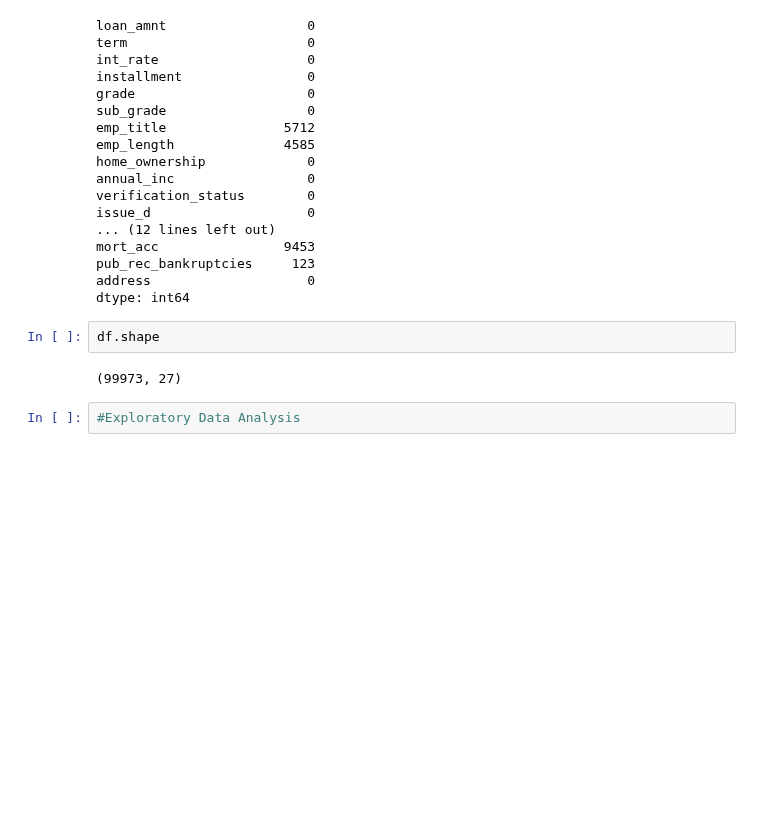
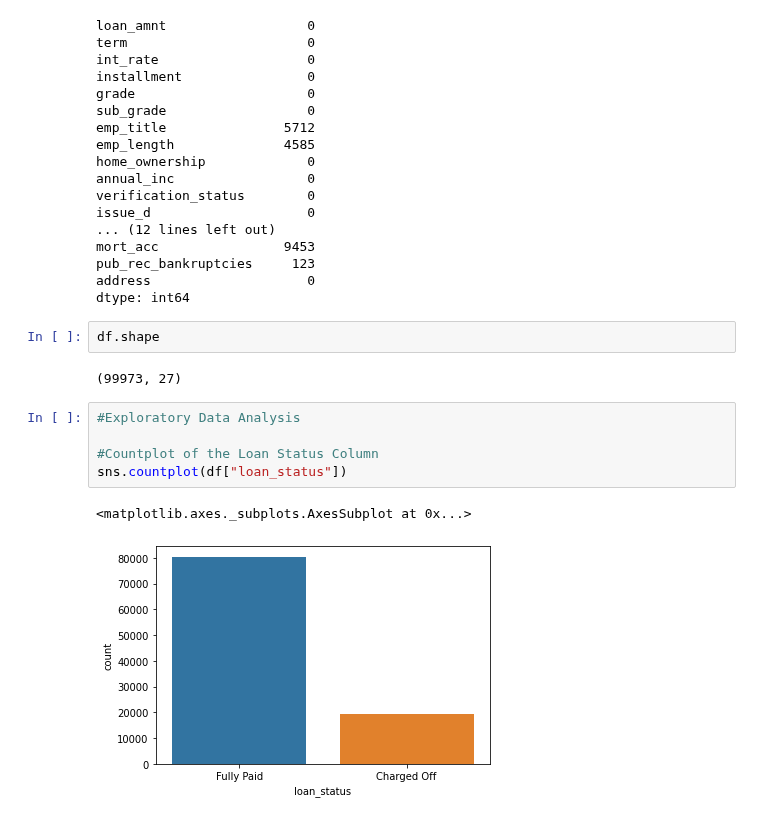
Before and after one commit to enggrobin/PythonProjects, a Jupyter notebook: DeepLearning_Keras_API_Project.ipynb, the cells around one changed output. Saved outputs shown, nothing was run; the diff lists cells and outputs as text; blank space fills up the shorter version.

```diff
--- a/DeepLearning_Keras_API_Project.ipynb
+++ b/DeepLearning_Keras_API_Project.ipynb
@@ -123,5 +123,11 @@ dtype: int64
 df.shape
 # %% [output]
 (99973, 27)
-# %%
-#Exploratory Data Analysis
+# %%
+#Exploratory Data Analysis
+
+#Countplot of the Loan Status Column
+sns.countplot(df["loan_status"])
+# %% [output]
+<matplotlib.axes._subplots.AxesSubplot at 0x...>
+[figure, added]
```
Also changed, not shown: parts of 8 cells of this notebook.
